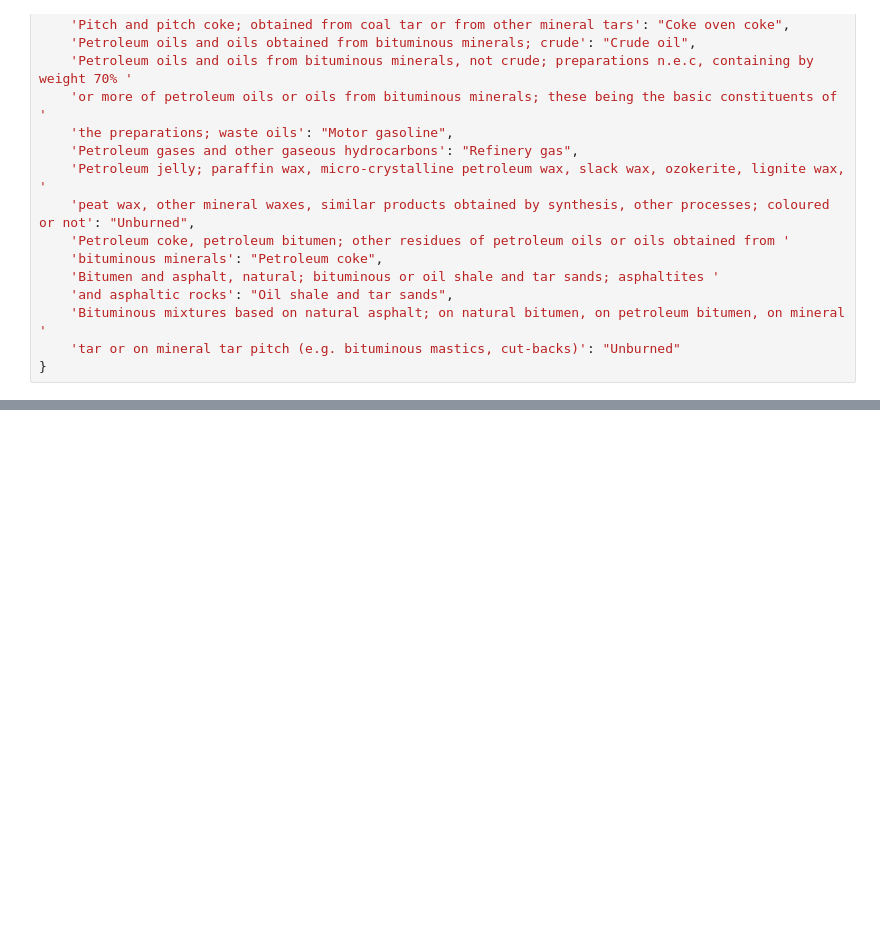
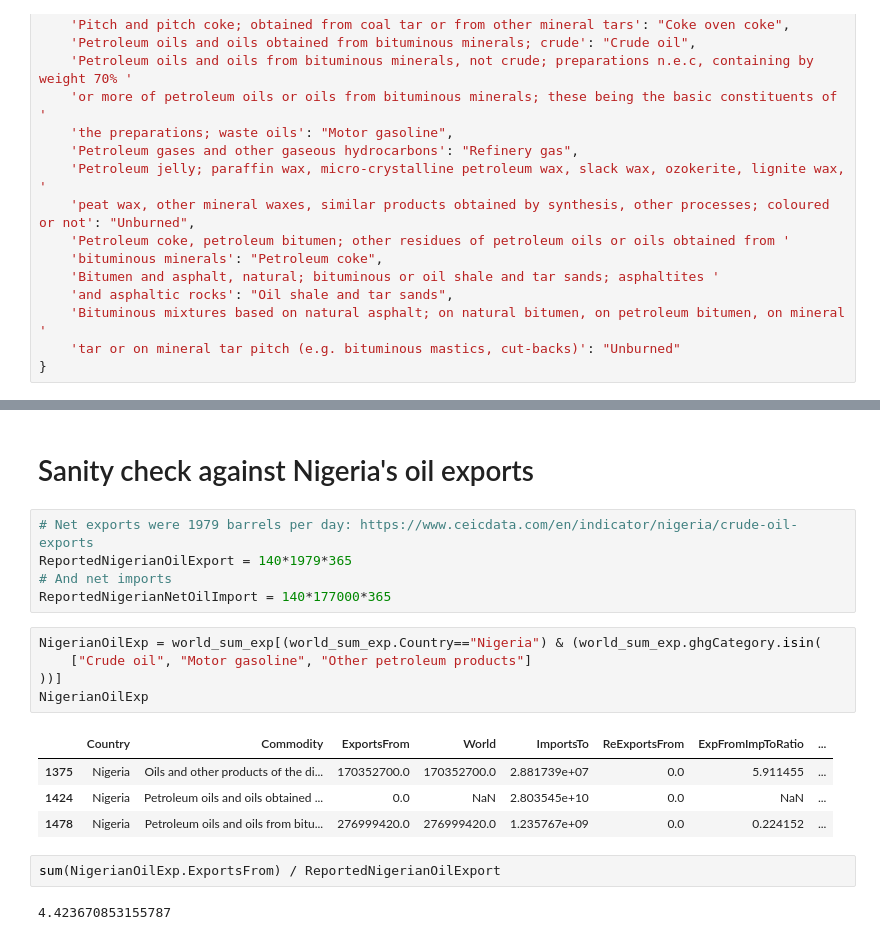
Before and after one commit to Rlamboll/EmissionsTradeAnalysis, a Jupyter notebook: FossilFuelImportsAndExports.ipynb, the cells around one changed output, grey strips where cells are left out. Drawn from its saved outputs; the diff is of its cells as text; blank space fills up the shorter version.

```diff
--- a/FossilFuelImportsAndExports.ipynb
+++ b/FossilFuelImportsAndExports.ipynb
@@ -418,0 +464,21 @@ world_sum_imp
+# %% [markdown]
+# Sanity check against Nigeria's oil exports
+# %%
+# Net exports were 1979 barrels per day: https://www.ceicdata.com/en/indicator/nigeria/crude-oil-exports
+ReportedNigerianOilExport = 140*1979*365
+# And net imports
+ReportedNigerianNetOilImport = 140*177000*365
+# %%
+NigerianOilExp = world_sum_exp[(world_sum_exp.Country=="Nigeria") & (world_sum_exp.ghgCategory.isin(
+    ["Crude oil", "Motor gasoline", "Other petroleum products"]
+))]
+NigerianOilExp
+# %% [output]
+|  | Country | Commodity | ExportsFrom | World | ImportsTo | ReExportsFrom | ExpFromImpToRatio | ... |
+| 1375 | Nigeria | Oils and other products of the di... | 170352700.0 | 170352700.0 | 2.881739e+07 | 0.0 | 5.911455 | ... |
+| 1424 | Nigeria | Petroleum oils and oils obtained ... | 0.0 | NaN | 2.803545e+10 | 0.0 | NaN | ... |
+| 1478 | Nigeria | Petroleum oils and oils from bitu... | 276999420.0 | 276999420.0 | 1.235767e+09 | 0.0 | 0.224152 | ... |
+# %%
+sum(NigerianOilExp.ExportsFrom) / ReportedNigerianOilExport
+# %% [output]
+4.423670853155787
```
Also changed, not shown: parts of 11 cells of this notebook.
